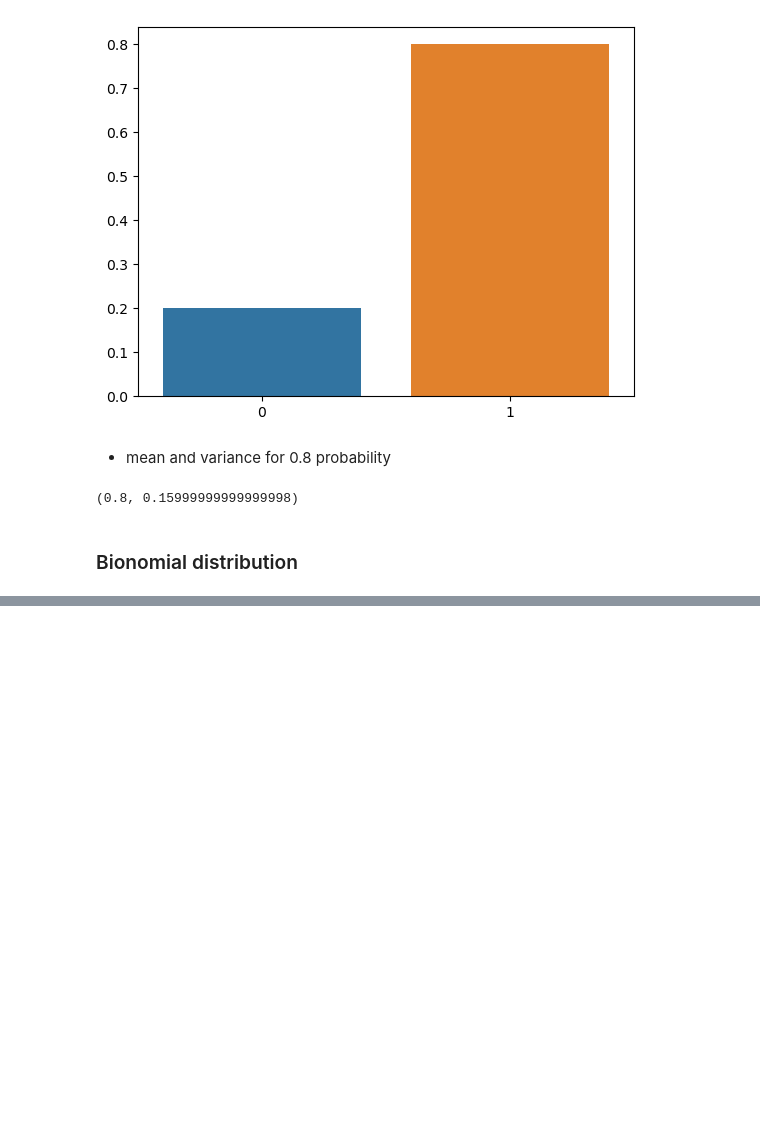
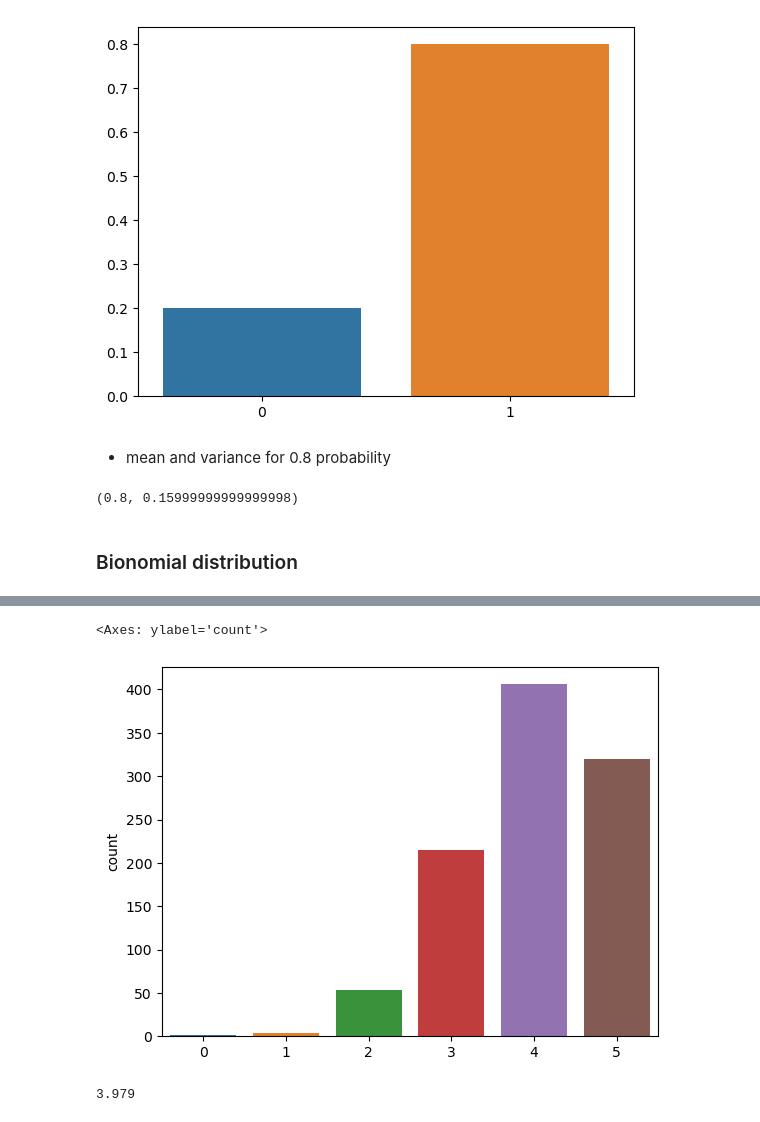
Before and after one commit to Abeermorshdy/Applied-Math, a Jupyter notebook: Statistics and probability/D3-stats.ipynb, the cells around one changed output, grey strips where cells are left out. Cells and saved outputs as stored; diff of their text form; code cells hidden in the pictures; blank space fills up the shorter version.

```diff
--- a/Statistics and probability/D3-stats.ipynb
+++ b/Statistics and probability/D3-stats.ipynb
@@ -201,0 +226,11 @@ bernoulli.stats(0.8,moments='mv')
+# %%
+data = np.random.binomial(n = 5 ,p = 0.8, size= 1000)
+# %%
+sns.countplot(x= data)
+# %% [output]
+<Axes: ylabel='count'>
+[figure, added]
+# %%
+np.mean(data)
+# %% [output]
+3.979
```
Also changed, not shown: parts of 6 cells of this notebook, 1 other file.
